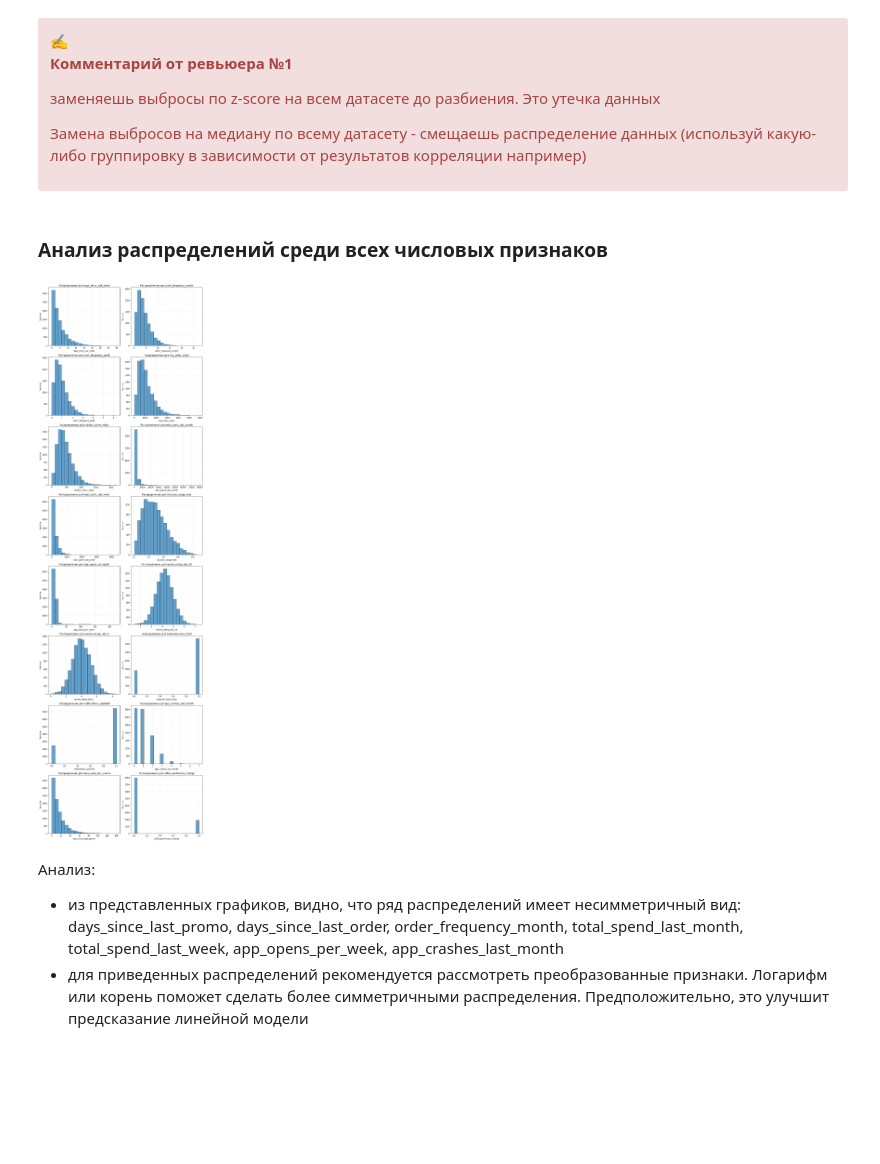
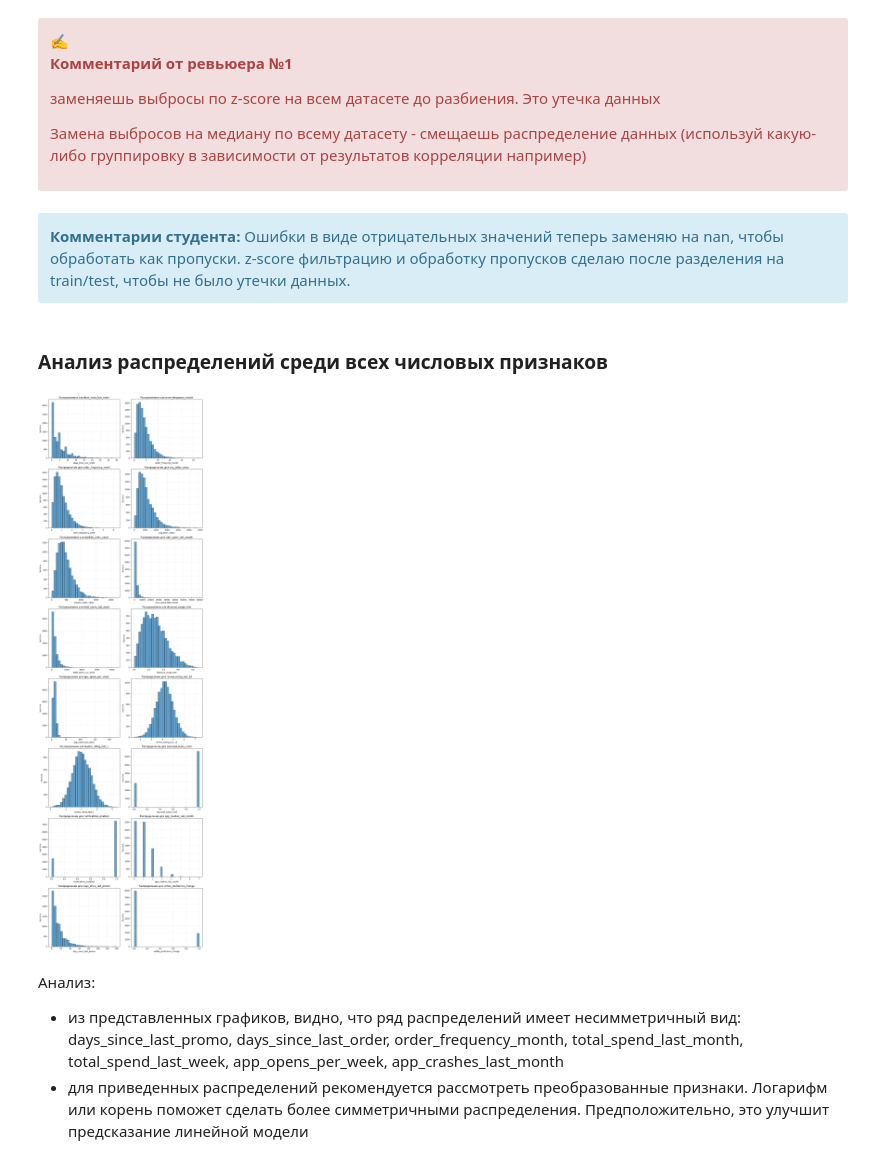
Before and after one commit to Plakhotniuk/practicum_ds, a Jupyter notebook: ml/log_regression/project.ipynb, the cells around one changed output. Saved outputs shown, nothing was run; the diff lists cells and outputs as text; code cells hidden in the pictures; blank space fills up the shorter version.

Commit message:
устранил утечку данных из тестовой выборки

```diff
--- a/ml/log_regression/project.ipynb
+++ b/ml/log_regression/project.ipynb
@@ -743,19 +787,19 @@ df.describe()
 # %%
-def replace_negative_error_with_median(data: pd.Series):
-    """Замена ошибок в виде отрицательных значений на медиану"""
+def replace_negative_error_with_nan(data: pd.Series):
+    """Замена ошибок в виде отрицательных значений на пропуски nan"""
     data = data.copy()  #  работа с копией
     negative_val_error_mask = data < 0
-    median = data[~negative_val_error_mask].median()
-    data[negative_val_error_mask] = median
+    data[negative_val_error_mask] = np.nan
     return data
 # %%
 columns_with_negative_errors = [
     'order_frequency_week', 'avg_order_value',
     'median_order_value', 'total_spent_last_month',
-    'total_spent_last_month', 'review_rating_last_1', 'total_spent_last_week'
+    'review_rating_last_1', 'total_spent_last_week'
 ]
 # %%
+# замена ошибок на пропуски
 for name in columns_with_negative_errors:
-    df[name] = replace_negative_error_with_median(df[name])
+    df[name] = replace_negative_error_with_nan(df[name])
 # %% [markdown]
 **Замена выбросов по z-оценке для непрерывных признаков**
@@ -776,7 +822,3 @@ num_continues_features = [
     'total_spent_last_week', 'discount_usage_rate',
     'app_opens_per_week', 'review_rating_last_10', 'review_rating_last_1',
 ]
-# %%
-sigmas_threshold = 3
-for name in num_continues_features:
-    df[name] = replace_zscore_outliers_with_median(df[name], sigmas_threshold)
@@ -811,14 +863,16 @@ __Комментарий от ревьюера №1__
 
 
 Замена выбросов на медиану по всему датасету - смещаешь распределение данных (используй какую-либо группировку в зависимости от результатов корреляции например)
+# %% [markdown]
+<div class="alert alert-info"> <b>Комментарии студента:</b> Ошибки в виде отрицательных значений теперь заменяю на nan, чтобы обработать как пропуски. z-score фильтрацию и обработку пропусков сделаю после разделения на train/test, чтобы не было утечки данных. </div>
 # %% [markdown]
 ### Анализ распределений среди всех числовых признаков
 # %%
 num_features = num_continues_features + num_discrete_features
 # %%
-plot_hists(num_features)
+plot_hists(num_features, df=df)
 # %% [output]
-[figure, old version]
+[figure, new version]
 # %% [markdown]
 Анализ:
 
```
Also changed, not shown: parts of 46 cells of this notebook.
